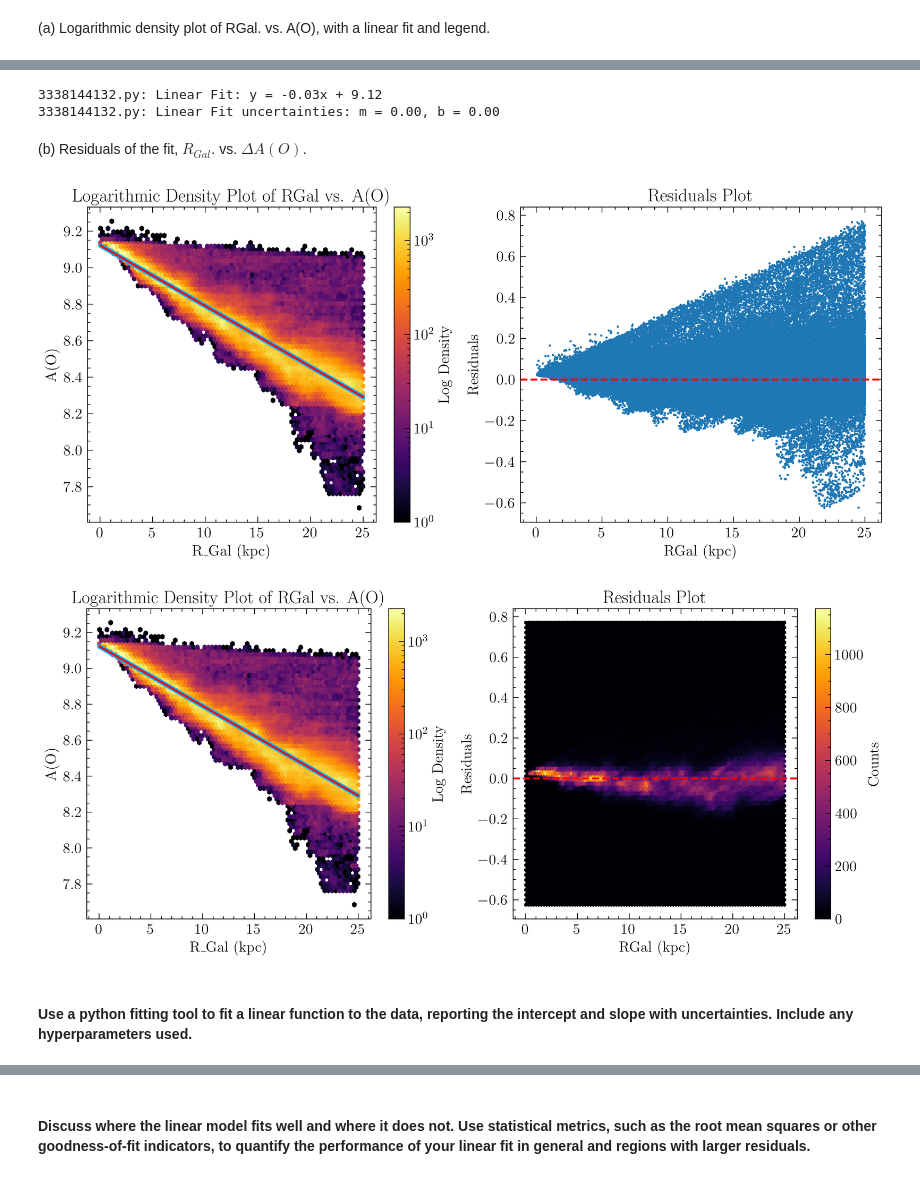
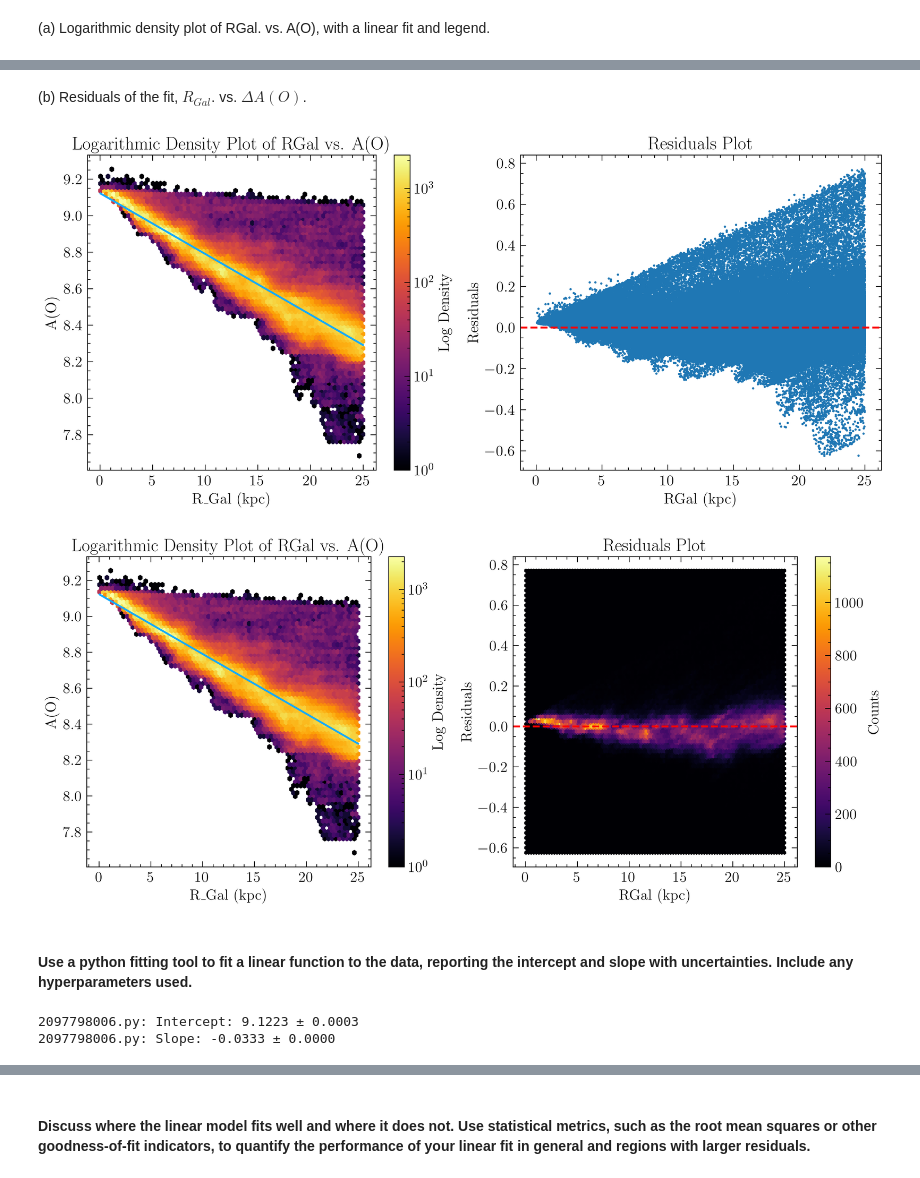
Before and after one commit to gkb21/ASTR4004_assignment3, a Jupyter notebook: assignment_3.ipynb, the cells around one changed output, grey strips where cells are left out. Cells and saved outputs as stored; diff of their text form; code cells hidden in the pictures.

Commit message:
- Made code neater - Adjusted cells
To do
- analysis
- make plots prettier
- make sure I have included everything in plots

```diff
--- a/assignment_3.ipynb
+++ b/assignment_3.ipynb
@@ -346,60 +315,59 @@ perr_linear = np.sqrt(np.diag(pcov_linear))
-# %%
-print(f"Linear Fit: y = {m_linear:.2f}x + {b_linear:.2f}")
-print(f"Linear Fit uncertainties: m = {perr_linear[0]:.2f}, b = {perr_linear[1]:.2f}")
-# %% [output]
-3338144132.py: Linear Fit: y = -0.03x + 9.12
-3338144132.py: Linear Fit uncertainties: m = 0.00, b = 0.00
 # %% [markdown]
 (b) Residuals of the fit, $R_{Gal}$. vs. $\Delta A(O)$.
 # %%
 # Create the plot
 # Create the figure
 fig = plt.figure(figsize=(15, 6))
 ax1 = fig.add_subplot(121)  # First subplot
 ax2 = fig.add_subplot(122)  # Second subplot
 
-
-hb = ax1.hexbin(RGal_filtered, A_O_filtered, gridsize=70, cmap='inferno', bins='log')
-ax1.plot(RGal_filtered, A_O_fit, color=(0.078, 0.667, 1.0), linewidth=5,label='Linear Fit')
-ax1.plot(x_smooth, linear_fit, label='Linear Fit', color='red')
+# Creates log density plot of Rgal and metallicity
+hb = ax1.hexbin(RGal, A_O, gridsize=70, cmap='inferno', bins='log')
+#ax1.plot(RGal, A_O_fit, color=(0.078, 0.667, 1.0), linewidth=5,label='Linear Fit')
+ax1.plot(x_smooth, linear_fit, label='Linear Fit', color=(0.078, 0.667, 1.0))
 ax1.set_xlabel('R_Gal (kpc)')
 ax1.set_ylabel('A(O)')
 ax1.set_title('Logarithmic Density Plot of RGal vs. A(O)')
 
+# Plots the residuals
 ax2.scatter(RGal, residuals, s=2, alpha=1)
 ax2.axhline(0, color='red', linestyle='--', label='Zero Residual')
 ax2.set_xlabel('RGal (kpc)')
 ax2.set_ylabel('Residuals')
 ax2.set_title('Residuals Plot')
 
 
 
 
 #fit_info = f'Slope: {m:.2f}, Intercept: {b:.2f}, R²: {r_value**2:.2f}'
 #ax1.legend([fitline[0]], [fit_info], loc='lower left')
 plt.colorbar(hb, ax=ax1, label='Log Density')
 plt.savefig('figures/RGal_vs_AO.png', bbox_inches='tight')
 plt.show()
 # Save the figure
 
 plt.close()  # Close the figure to free memory
 # %% [output]
-[figure, old version]
+[figure, new version]
 # %%
+# Same as before but a different way to plot residuals
+
+
 # Create the plot
 # Create the figure
 fig = plt.figure(figsize=(15, 6))
 ax1 = fig.add_subplot(121)  # First subplot
 ax2 = fig.add_subplot(122)  # Second subplot
 
-
-hb = ax1.hexbin(RGal_filtered, A_O_filtered, gridsize=70, cmap='inferno', bins='log')
-ax1.plot(RGal_filtered, A_O_fit, color=(0.078, 0.667, 1.0), linewidth=5,label='Linear Fit')
-ax1.plot(x_smooth, linear_fit, label='Linear Fit', color='red')
+# Creates log density plot of Rgal and metallicity
+hb = ax1.hexbin(RGal, A_O, gridsize=70, cmap='inferno', bins='log')
+#ax1.plot(RGal, A_O_fit, color=(0.078, 0.667, 1.0), linewidth=5,label='Linear Fit')
+ax1.plot(x_smooth, linear_fit, label='Linear Fit', color=(0.078, 0.667, 1.0))
 ax1.set_xlabel('R_Gal (kpc)')
 ax1.set_ylabel('A(O)')
 ax1.set_title('Logarithmic Density Plot of RGal vs. A(O)')
 
+# Plots the residuals
 hb2 = ax2.hexbin(RGal, residuals, gridsize=100, cmap='inferno')
 ax2.axhline(0, color='red', linestyle='--', label='Zero Residual')
 ax2.set_xlabel('RGal (kpc)')
@@ -417,6 +385,17 @@ plt.show()
 
 plt.close()  # Close the figure to free memory
 # %% [output]
-[figure, old version]
+[figure, new version]
 # %% [markdown]
 #### Use a python fitting tool to fit a linear function to the data, reporting the intercept and slope with uncertainties. Include any hyperparameters used.
+# %%
+intercept = linear_model.params[0] #intercept of linear model
+slope = linear_model.params[1] # slope of linear model
+intercept_std_err = linear_model.bse[0]  # Standard error of intercept
+slope_std_err = linear_model.bse[1]  # Standard error of slope
+
+print(f'Intercept: {intercept:.4f} ± {intercept_std_err:.4f}')
+print(f'Slope: {slope:.4f} ± {slope_std_err:.4f}')
+# %% [output]
+2097798006.py: Intercept: 9.1223 ± 0.0003
+2097798006.py: Slope: -0.0333 ± 0.0000
```
Also changed, not shown: parts of 22 cells of this notebook, 1 other file.
